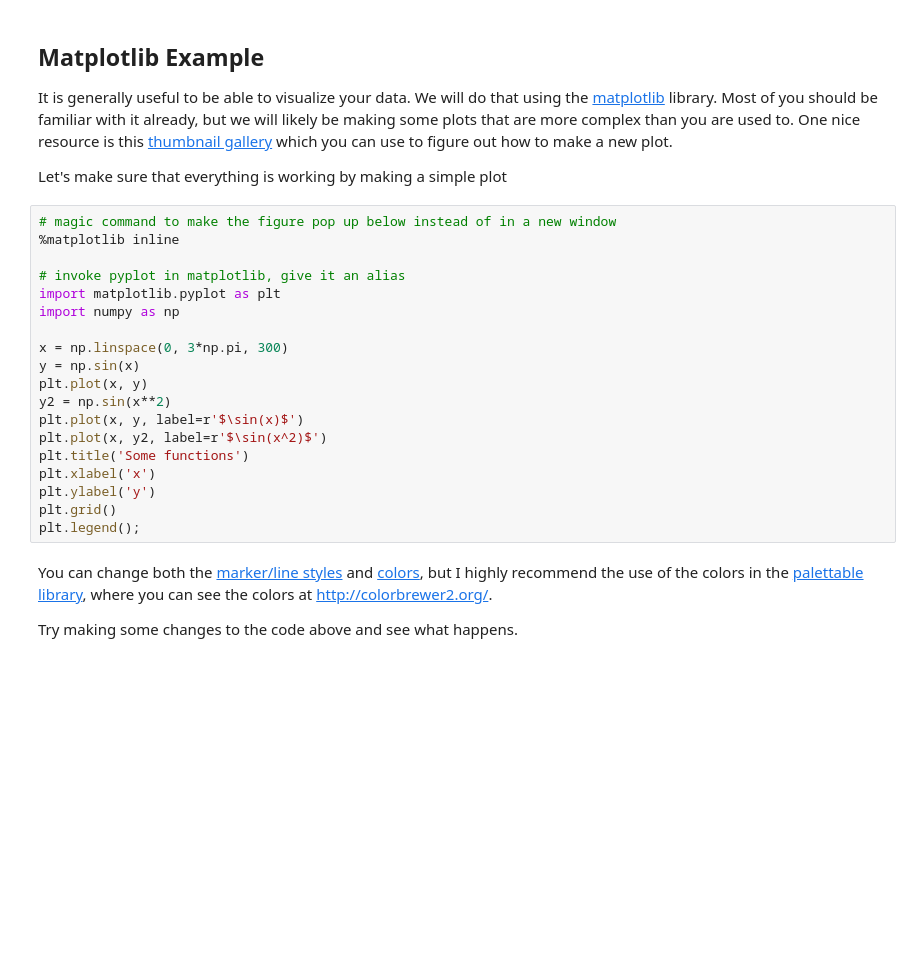
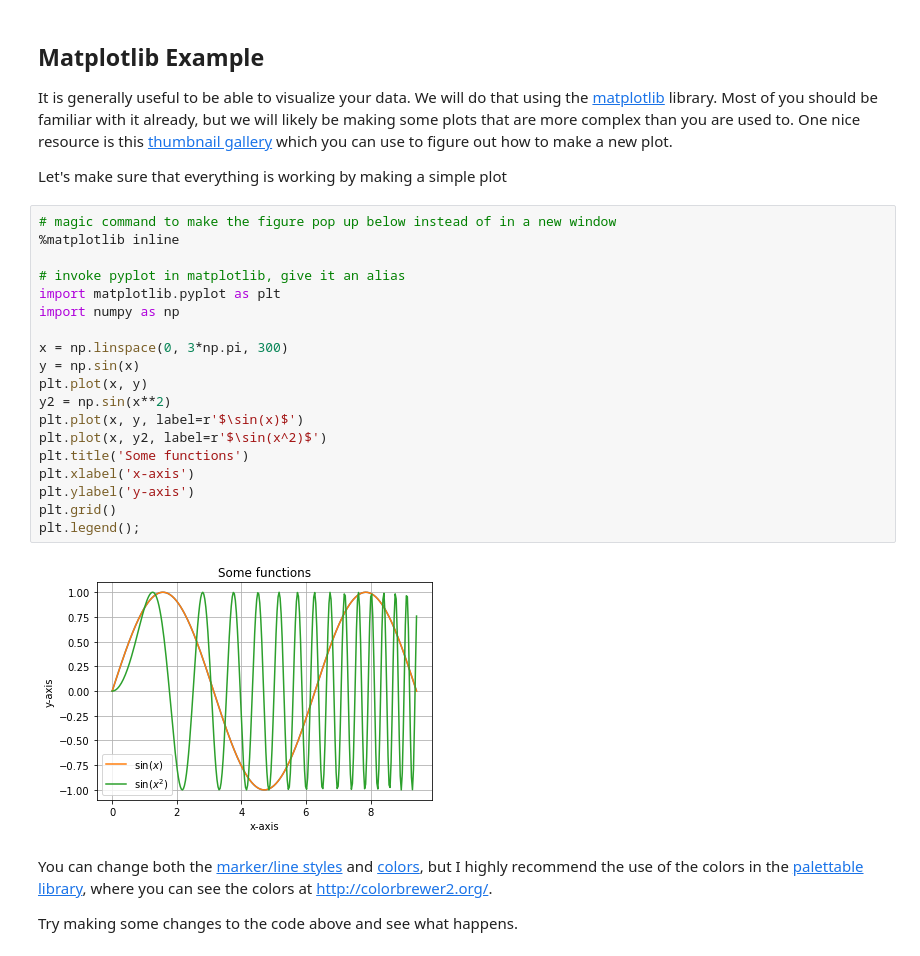
Before and after one commit to gtrichards/PHYS_440_540, a Jupyter notebook: notebooks/InitialSetup.ipynb, the cells around one changed output. Cells and saved outputs as stored; diff of their text form; blank space fills up the shorter version.

```diff
--- a/notebooks/InitialSetup.ipynb
+++ b/notebooks/InitialSetup.ipynb
@@ -489,22 +502,24 @@ Let's make sure that everything is working by making a simple plot
 # %%
 # magic command to make the figure pop up below instead of in a new window
 %matplotlib inline
 
 # invoke pyplot in matplotlib, give it an alias
 import matplotlib.pyplot as plt
 import numpy as np
 
 x = np.linspace(0, 3*np.pi, 300)
 y = np.sin(x)
 plt.plot(x, y)
 y2 = np.sin(x**2)
 plt.plot(x, y, label=r'$\sin(x)$')
 plt.plot(x, y2, label=r'$\sin(x^2)$')
 plt.title('Some functions')
-plt.xlabel('x')
-plt.ylabel('y')
+plt.xlabel('x-axis')
+plt.ylabel('y-axis')
 plt.grid()
 plt.legend();
+# %% [output]
+[figure, added]
 # %% [markdown]
 You can change both the [marker/line styles](http://matplotlib.org/examples/lines_bars_and_markers/) and [colors](http://matplotlib.org/api/colors_api.html), but I highly recommend the use of the colors in the [palettable library](https://jiffyclub.github.io/palettable/), where you can see the colors at [http://colorbrewer2.org/](http://colorbrewer2.org/).
 
```
Also changed, not shown: parts of 4 cells of this notebook.
